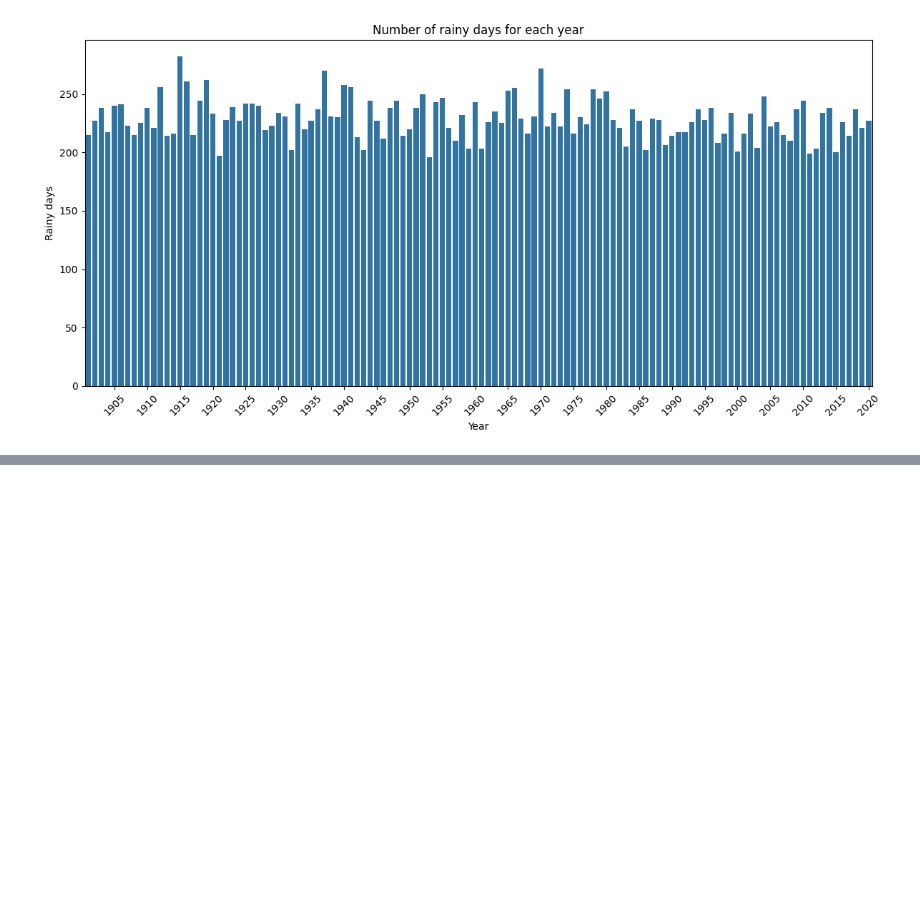
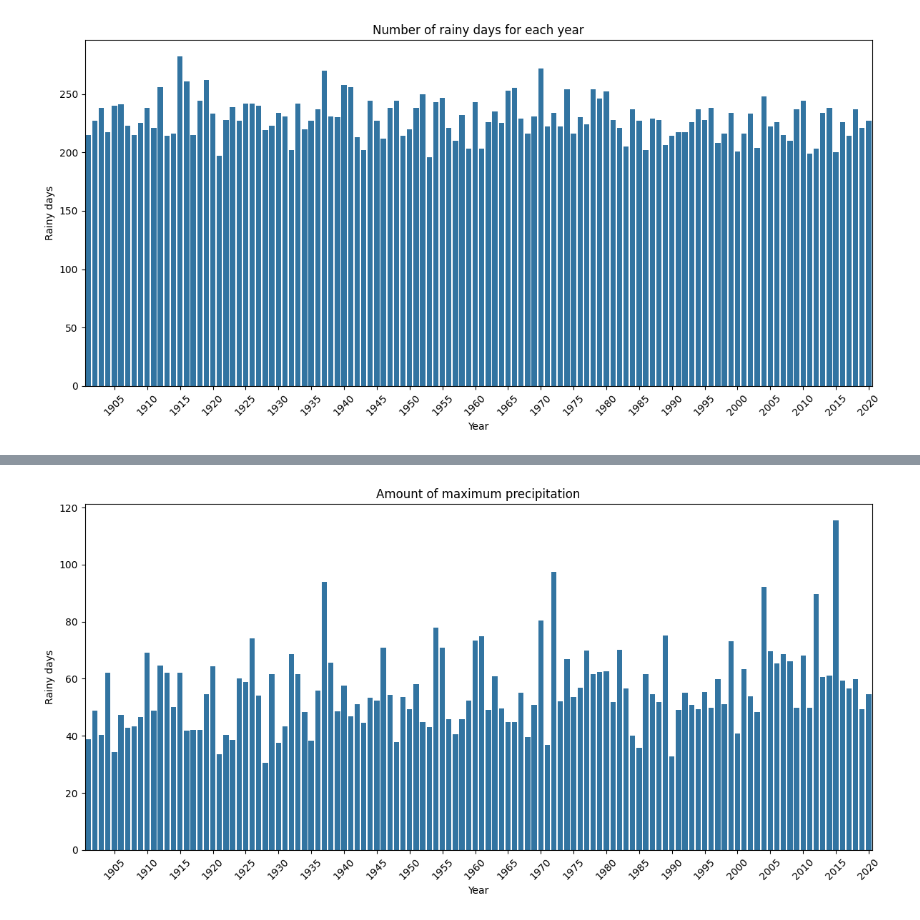
Before and after one commit to supernauth/Is-Climate-Change-Real-, a Jupyter notebook: rising_temperatures.ipynb, the cells around one changed output, grey strips where cells are left out. Drawn from its saved outputs; the diff is of its cells as text; code cells hidden in the pictures; blank space fills up the shorter version.

Commit message:
Calculating the yearly max precipitation and plotting

```diff
--- a/rising_temperatures.ipynb
+++ b/rising_temperatures.ipynb
@@ -417,0 +420,5 @@ plt.show()
+# %%
+max_precipitation_yearly = df_prec.groupby('year')[['BP', 'DE', 'PE', 'SZE', 'SZO']].max().max(axis=1)
+
+print("Amount of maximum precipitation for each year:")
+print(max_precipitation_yearly)
@@ -417,0 +440,15 @@ plt.show()
+# %%
+plt.figure(figsize=(12, 6))
+sns.barplot(data=max_precipitation_yearly)
+
+plt.xlabel('Year')
+plt.ylabel('Rainy days')
+plt.title('Amount of maximum precipitation')
+
+plt.xticks(rotation=45)
+plt.xticks(plt.xticks()[0][4::5])
+
+plt.tight_layout()
+plt.show()
+# %% [output]
+[figure, added]
```
Also changed, not shown: parts of 2 cells of this notebook.
